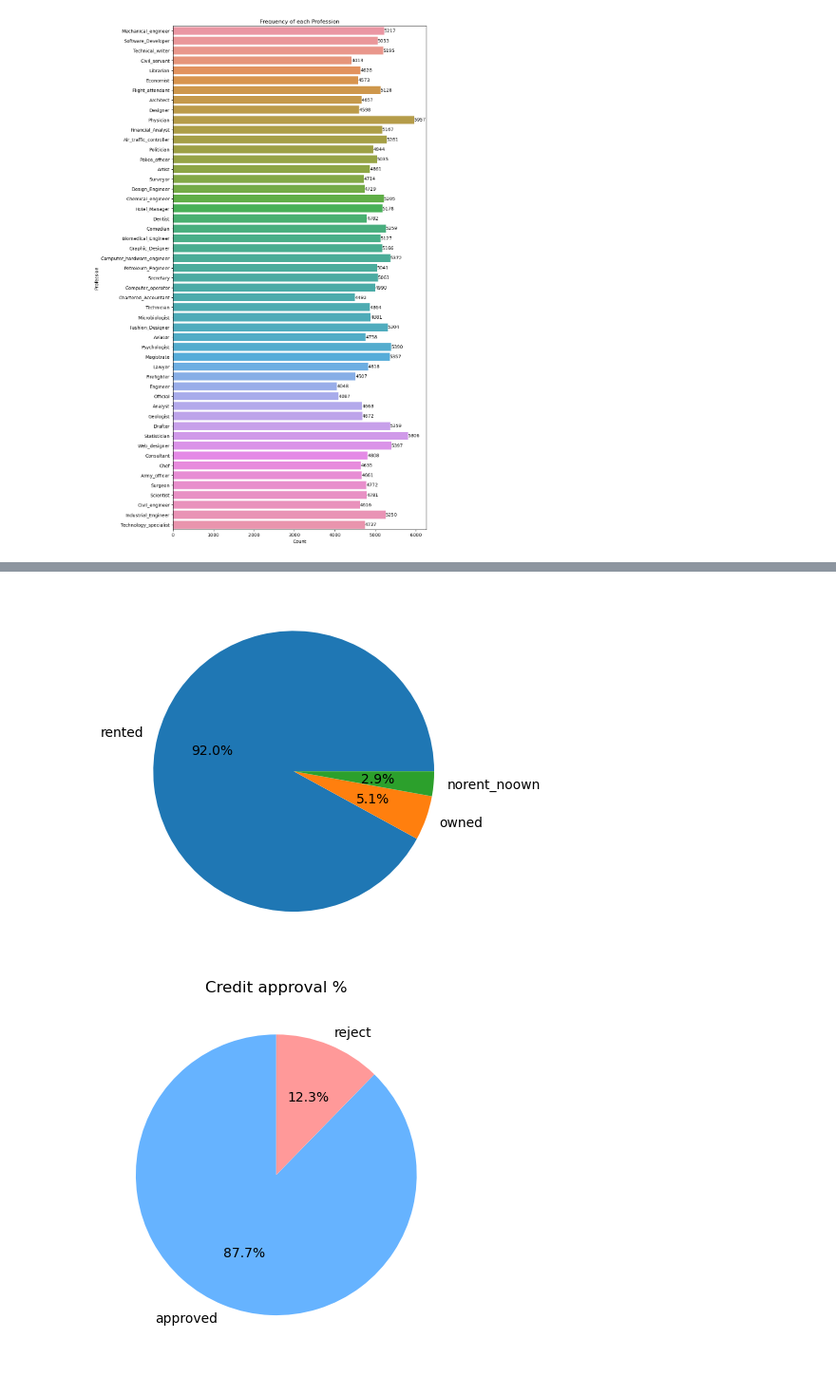
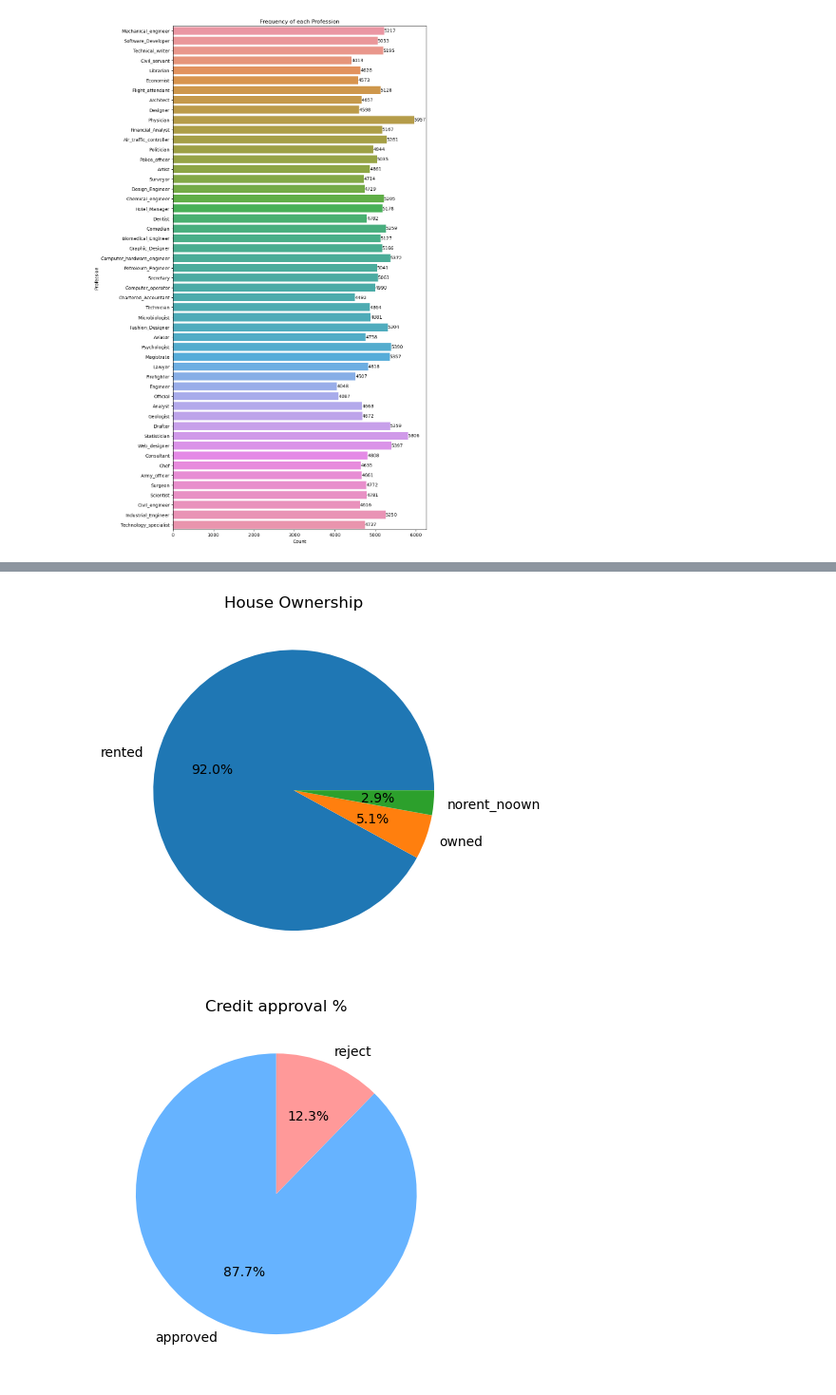
Before and after one commit to Mghd269/Credit-approval-project, a Jupyter notebook: eda.ipynb, the cells around one changed output, grey strips where cells are left out. Shown: that part at 95% size. Cells and saved outputs as stored; diff of their text form; code cells hidden in the pictures.

```diff
--- a/eda.ipynb
+++ b/eda.ipynb
@@ -105,10 +106,11 @@ plt.show()
 # %%
 count = df1['House_Ownership'].value_counts()
 
 plt.pie(count, labels=count.index, autopct='%1.1f%%')
+plt.title('House Ownership')
 plt.show()
 # %% [output]
-[figure, old version]
+[figure, new version]
 # %%
 count = df1['Risk_Flag'].value_counts()
 labels = ['approved' if x == 0 else 'reject' for x in count.index]
```
Also changed, not shown: parts of 2 cells of this notebook.
